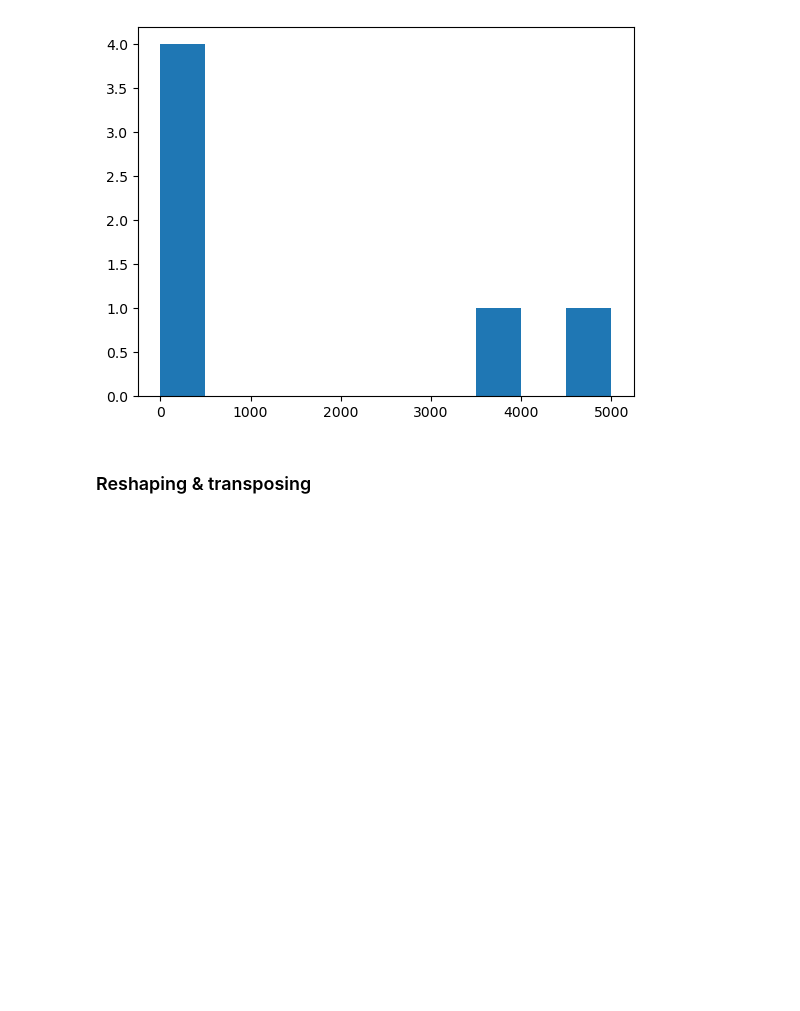
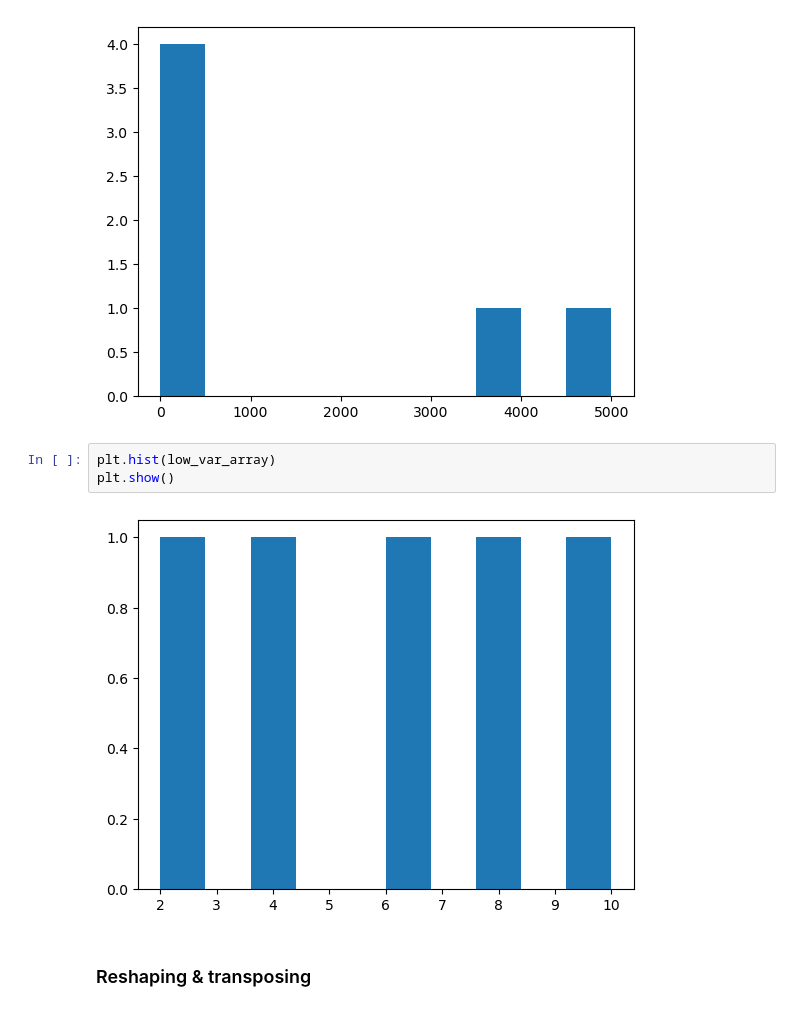
Before and after one commit to KetakiShinde28/Exploring-Python-Libraries--Numpy-and-Pandas, a Jupyter notebook: Introduction-to-Numpy.ipynb, the cells around one changed output. Saved outputs shown, nothing was run; the diff lists cells and outputs as text; blank space fills up the shorter version.

```diff
--- a/Introduction-to-Numpy.ipynb
+++ b/Introduction-to-Numpy.ipynb
@@ -464,6 +468,11 @@ plt.hist(high_var_array)
 plt.show()
 # %% [output]
 [figure]
+# %%
+plt.hist(low_var_array)
+plt.show()
+# %% [output]
+[figure, added]
 # %% [markdown]
 ### Reshaping & transposing
 # %%
```
Also changed, not shown: parts of 55 cells of this notebook, 2 other files.
